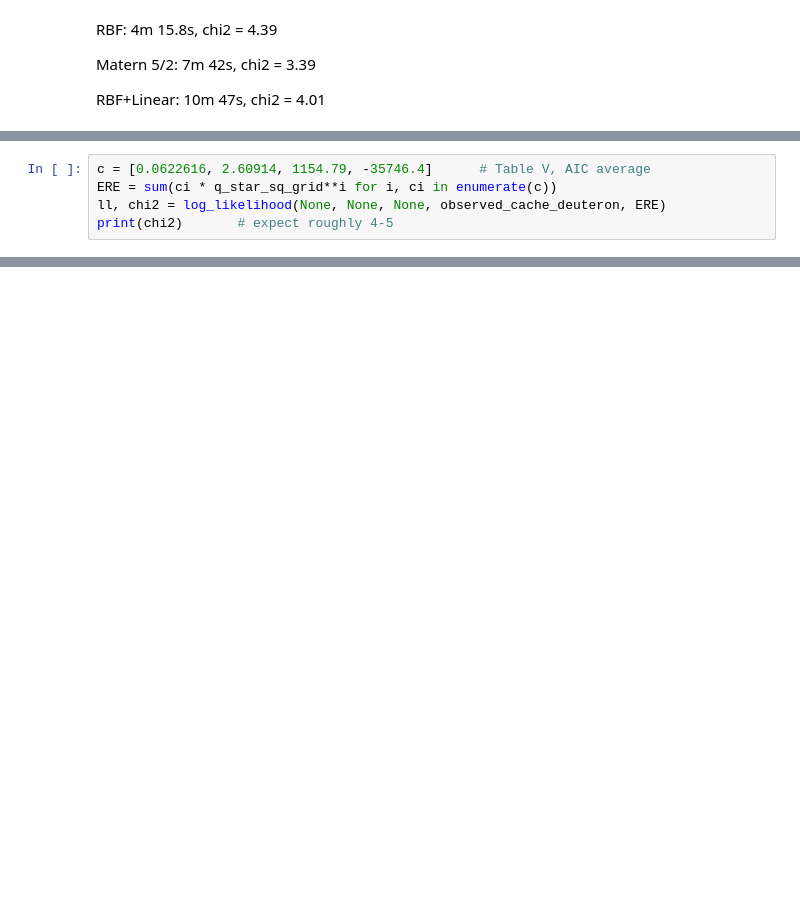
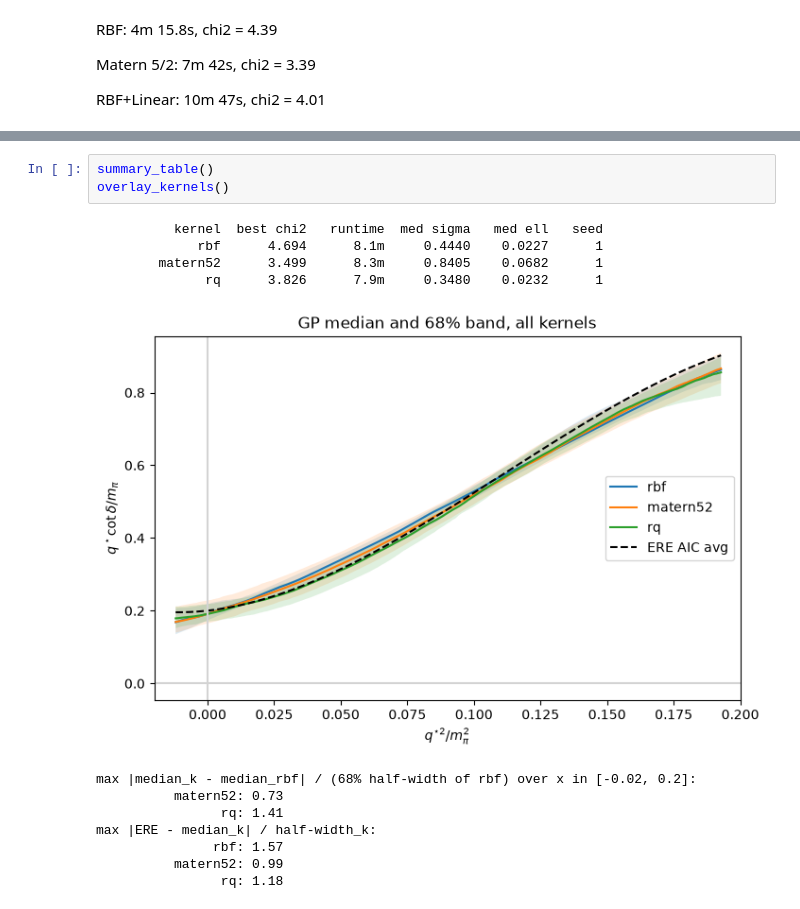
Before and after one commit to ShingLi15/Gaussian-Process-Regressions-for-Di-Nucleon-Data, a Jupyter notebook: Research Paper/GPR using data.ipynb, the cells around one changed output, grey strips where cells are left out. Cells and saved outputs as stored; diff of their text form; blank space fills up the shorter version.

```diff
--- a/Research Paper/GPR using data.ipynb
+++ b/Research Paper/GPR using data.ipynb
@@ -1309,5 +1270,0 @@ fraction of samples within 5% of sigma_min: 0.00%
-# %%
-c = [0.0622616, 2.60914, 1154.79, -35746.4]      # Table V, AIC average
-ERE = sum(ci * q_star_sq_grid**i for i, ci in enumerate(c))
-ll, chi2 = log_likelihood(None, None, None, observed_cache_deuteron, ERE)
-print(chi2)       # expect roughly 4-5
@@ -1315,0 +1403,16 @@ print(chi2)       # expect roughly 4-5
+# %%
+summary_table()
+overlay_kernels()
+# %% [output]
+          kernel  best chi2   runtime  med sigma   med ell   seed
+             rbf      4.694      8.1m     0.4440    0.0227      1
+        matern52      3.499      8.3m     0.8405    0.0682      1
+              rq      3.826      7.9m     0.3480    0.0232      1
+[figure, added]
+max |median_k - median_rbf| / (68% half-width of rbf) over x in [-0.02, 0.2]:
+          matern52: 0.73
+                rq: 1.41
+max |ERE - median_k| / half-width_k:
+               rbf: 1.57
+          matern52: 0.99
+                rq: 1.18
```
Also changed, not shown: parts of 10 cells of this notebook, 3 other files.
